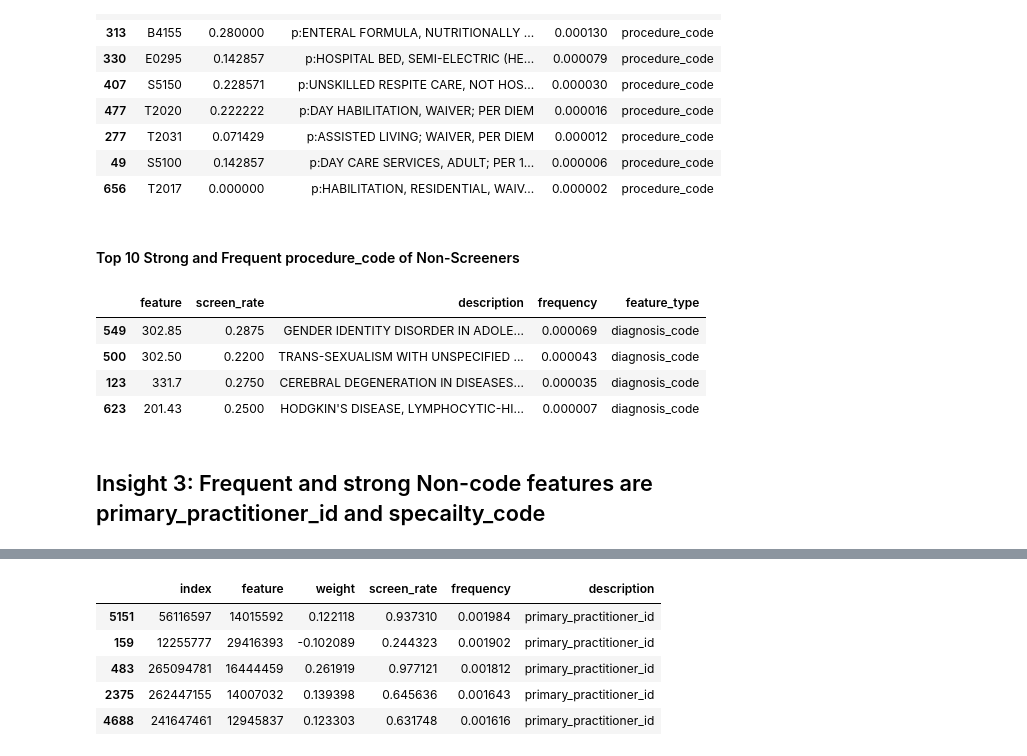
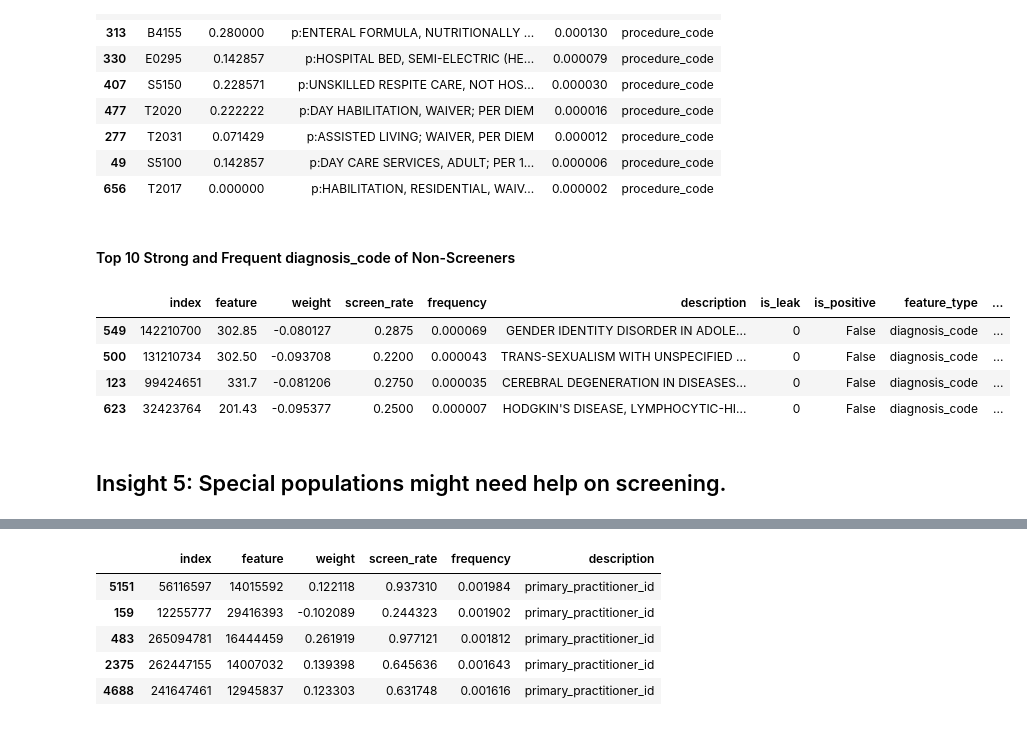
Before and after one commit to xuerchen/genentech-insight, a Jupyter notebook: insight/insight.ipynb, the cells around one changed output, grey strips where cells are left out. Cells and saved outputs as stored; diff of their text form; code cells hidden in the pictures.

Commit message:
miaomiao

```diff
--- a/insight/insight.ipynb
+++ b/insight/insight.ipynb
@@ -303,3 +316,3 @@ plt.show()
 # %%
-nonleak[nonleak.frequency>0.1].sort(columns='screen_rate',axis=0,ascending=False)
+nonleak[(nonleak.frequency>0.1)&(nonleak.feature_type=='procedure_code')].sort(columns='screen_rate',axis=0,ascending=False)
 # %% [output]
@@ -388,3 +408,0 @@ plt.show()
-# %%
-print 'Top 10 Strong Inidcators of Screeners'
-nonleak.sort(columns='screen_rate',axis=0,ascending=False)[['feature','screen_rate','description','frequency','feature_type']][:10]
@@ -410,4 +408,0 @@ print nonleak[nonleak.screen_rate>0.99].shape,nonleak[nonleak.screen_rate<0.01].
-# %%
-print 'Top 10 Strong Inidcators of Non-Screeners'
-nonleak.sort(columns='screen_rate',axis=0)[['feature','screen_rate','description','frequency','feature_type']][:10]
-# explain what these codes mean, miaomiao ᗦ↞◃ x 10
@@ -544,13 +534,13 @@ nonleak[mask].sort(columns='frequency',axis=0,ascending=False)[['feature','scree
 | 49 | S5100 | 0.142857 | p:DAY CARE SERVICES, ADULT; PER 1... | 0.000006 | procedure_code |
 | 656 | T2017 | 0.000000 | p:HABILITATION, RESIDENTIAL, WAIV... | 0.000002 | procedure_code |
 # %% [markdown]
-#### Top 10 Strong and Frequent procedure_code of Non-Screeners
+#### Top 10 Strong and Frequent diagnosis_code of Non-Screeners
 # %%
 mask=(nonleak.screen_rate<0.3)&(nonleak.feature_type=='diagnosis_code')
-nonleak[mask].sort(columns='frequency',axis=0,ascending=False)[['feature','screen_rate','description','frequency','feature_type']][:10]
+nonleak[mask].sort(columns='frequency',axis=0,ascending=False)[:10]
 # %% [output]
-|  | feature | screen_rate | description | frequency | feature_type |
-| 549 | 302.85 | 0.2875 | GENDER IDENTITY DISORDER IN ADOLE... | 0.000069 | diagnosis_code |
-| 500 | 302.50 | 0.2200 | TRANS-SEXUALISM WITH UNSPECIFIED ... | 0.000043 | diagnosis_code |
-| 123 | 331.7 | 0.2750 | CEREBRAL DEGENERATION IN DISEASES... | 0.000035 | diagnosis_code |
-| 623 | 201.43 | 0.2500 | HODGKIN'S DISEASE, LYMPHOCYTIC-HI... | 0.000007 | diagnosis_code |
+|  | index | feature | weight | screen_rate | frequency | description | is_leak | is_positive | feature_type | ... |
+| 549 | 142210700 | 302.85 | -0.080127 | 0.2875 | 0.000069 | GENDER IDENTITY DISORDER IN ADOLE... | 0 | False | diagnosis_code | ... |
+| 500 | 131210734 | 302.50 | -0.093708 | 0.2200 | 0.000043 | TRANS-SEXUALISM WITH UNSPECIFIED ... | 0 | False | diagnosis_code | ... |
+| 123 | 99424651 | 331.7 | -0.081206 | 0.2750 | 0.000035 | CEREBRAL DEGENERATION IN DISEASES... | 0 | False | diagnosis_code | ... |
+| 623 | 32423764 | 201.43 | -0.095377 | 0.2500 | 0.000007 | HODGKIN'S DISEASE, LYMPHOCYTIC-HI... | 0 | False | diagnosis_code | ... |
@@ -562,2 +547,2 @@ nonleak[mask].sort(columns='frequency',axis=0,ascending=False)[['feature','scree
-# %% [markdown]
-## Insight 3: Frequent and strong Non-code features are primary_practitioner_id and specailty_code
+# %% [markdown]
+## Insight 5: Special populations might need help on screening.
```
Also changed, not shown: parts of 26 cells of this notebook.
